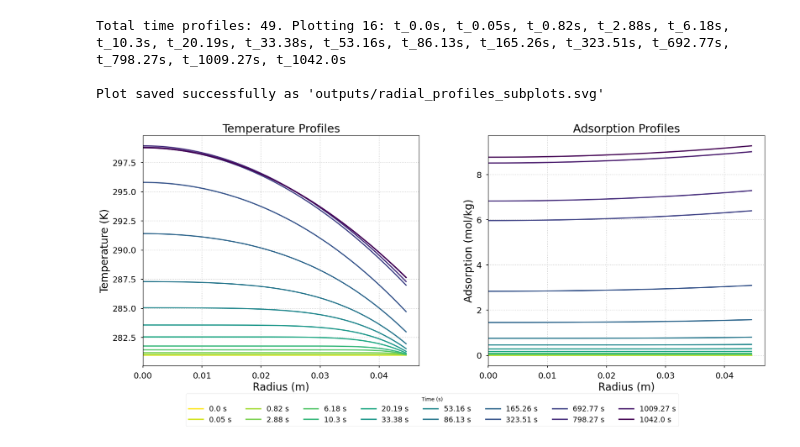
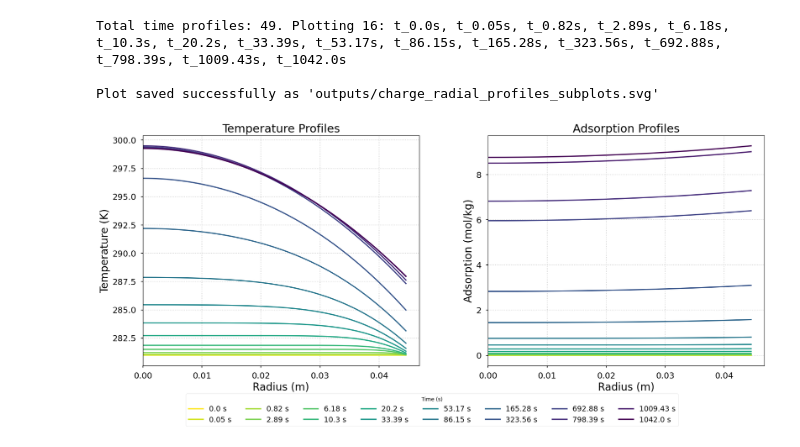
Before and after one commit to Kieraan/HydrogenAdsorption.jl, a Jupyter notebook: graphs.ipynb, the cells around one changed output. Cells and saved outputs as stored; diff of their text form; code cells hidden in the pictures.

```diff
--- a/graphs.ipynb
+++ b/graphs.ipynb
@@ -17,8 +17,8 @@ def create_beautiful_plot():
         # --- 1. Load Data ---
         # Load the profile data. The structure is now:
         # Radius_m | t_0.0s | t_0.01s | ...
-        df_temp = pd.read_csv(f'{folder}temperature_profiles.csv')
-        df_ads = pd.read_csv(f'{folder}adsorption_profiles.csv')
+        df_temp = pd.read_csv(f'{folder}charge_temperature_profiles.csv')
+        df_ads = pd.read_csv(f'{folder}charge_adsorption_profiles.csv')
 
         # This file is not strictly needed for this plot, as the time
         # information is in the columns of the other files.
@@ -139,34 +139,34 @@ def create_beautiful_plot():
     ax1.set_xlim(left=0)
 
     # --- 7. Add the Shared Legend ---
     # Place the legend horizontally below the plot area
     # We calculate ncols to make it ~2 rows
     legend_cols = int(np.ceil(len(cols_to_plot) / 2))
     fig.legend(handles=legend_handles,
                loc='lower center',
                bbox_to_anchor=(0.5, 0.01),
                title="Time (s)",
                fontsize=14,
                ncols=legend_cols
                )
 
     # Adjust layout to make room for the legend and suptitle
     fig.tight_layout()
     # Adjust top for suptitle and bottom for legend
     plt.subplots_adjust(top=0.88, bottom=0.2, wspace=0.25)
 
     # --- 8. Save and Show Plot ---
-    output_filename = folder + 'radial_profiles_subplots.svg'
+    output_filename = folder + 'charge_radial_profiles_subplots.svg'
     # Save as SVG (vector) format. DPI is less critical for SVG but can be set.
     plt.savefig(output_filename, dpi=10000, bbox_inches='tight', format='svg')
     print(f"\nPlot saved successfully as '{output_filename}'")
 
     plt.show()
 
 if __name__ == "__main__":
     create_beautiful_plot()
 # %% [output]
-Total time profiles: 49. Plotting 16: t_0.0s, t_0.05s, t_0.82s, t_2.88s, t_6.18s, t_10.3s, t_20.19s, t_33.38s, t_53.16s, t_86.13s, t_165.26s, t_323.51s, t_692.77s, t_798.27s, t_1009.27s, t_1042.0s
+Total time profiles: 49. Plotting 16: t_0.0s, t_0.05s, t_0.82s, t_2.89s, t_6.18s, t_10.3s, t_20.2s, t_33.39s, t_53.17s, t_86.15s, t_165.28s, t_323.56s, t_692.88s, t_798.39s, t_1009.43s, t_1042.0s
 
-Plot saved successfully as 'outputs/radial_profiles_subplots.svg'
+Plot saved successfully as 'outputs/charge_radial_profiles_subplots.svg'
-[figure, old version]
+[figure, new version]
```
Also changed, not shown: 16 other files.
